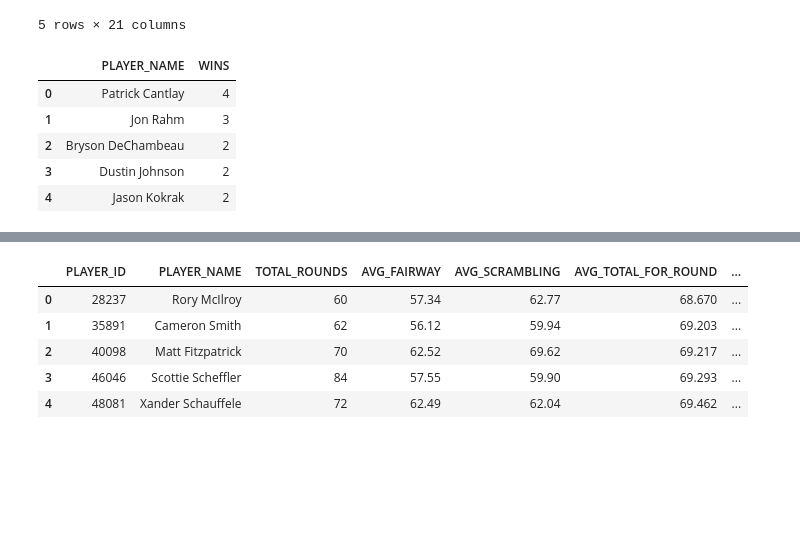
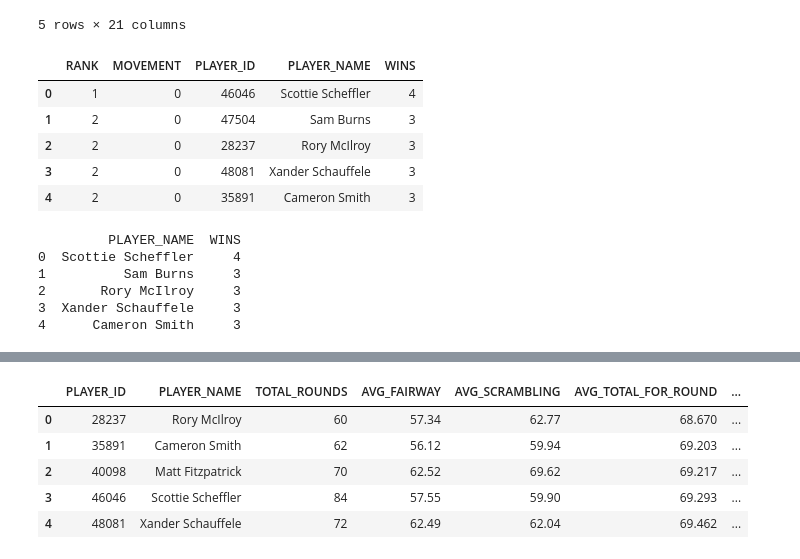
Before and after one commit to Kikote71/TFM-GOLF-STADISTICS-, a Jupyter notebook: SCRAPING DATOS 2021.ipynb, the cells around one changed output, grey strips where cells are left out. Drawn from its saved outputs; the diff is of its cells as text; code cells hidden in the pictures; blank space fills up the shorter version.

```diff
--- a/SCRAPING DATOS 2021.ipynb
+++ b/SCRAPING DATOS 2021.ipynb
@@ -633,25 +633,38 @@ data_frame.head()
 # %%
 # VAMOS A INCORPORAR LA ESTADISTICA  WININGS
 import pandas as pd
 
 # Ruta al archivo CSV
 csv_file_path = r'C:\Users\kikot\Desktop\TFM GOLF\2021\WINNERS 2021.csv'
 
 # Cargar el archivo CSV en un DataFrame
 data_frameTOP10 = pd.read_csv(csv_file_path)
 
 # Cambiar nombres de columnas usando la función rename
-data_frameTOP10.rename(columns={'Nombre': 'PLAYER_NAME', 'Victorias': 'WINS'}, inplace=True)
+data_frameTOP10.rename(columns={'PLAYER': 'PLAYER_NAME', 'VICTORIES': 'WINS'}, inplace=True)
 
 # Mostrar las primeras filas del DataFrame
 data_frameTOP10.head()
 # %% [output]
-|  | PLAYER_NAME | WINS |
-| 0 | Patrick Cantlay | 4 |
-| 1 | Jon Rahm | 3 |
-| 2 | Bryson DeChambeau | 2 |
-| 3 | Dustin Johnson | 2 |
-| 4 | Jason Kokrak | 2 |
+|  | RANK | MOVEMENT | PLAYER_ID | PLAYER_NAME | WINS |
+| 0 | 1 | 0 | 46046 | Scottie Scheffler | 4 |
+| 1 | 2 | 0 | 47504 | Sam Burns | 3 |
+| 2 | 2 | 0 | 28237 | Rory McIlroy | 3 |
+| 3 | 2 | 0 | 48081 | Xander Schauffele | 3 |
+| 4 | 2 | 0 | 35891 | Cameron Smith | 3 |
+# %%
+# Seleccionar solo las columnas 'PLAYER_NAME' y 'WINS'
+data_frameTOP10 = data_frameTOP10[['PLAYER_NAME', 'WINS']]
+
+# Mostrar las primeras filas del DataFrame después de seleccionar las columnas
+print(data_frameTOP10.head())
+# %% [output]
+         PLAYER_NAME  WINS
+0  Scottie Scheffler     4
+1          Sam Burns     3
+2       Rory McIlroy     3
+3  Xander Schauffele     3
+4      Cameron Smith     3
 # %%
 data_frame = data_frame.merge(data_frameTOP10, on='PLAYER_NAME', how='left')
 data_frame.head()
```
Also changed, not shown: parts of 1 cell of this notebook, 3 other files.
